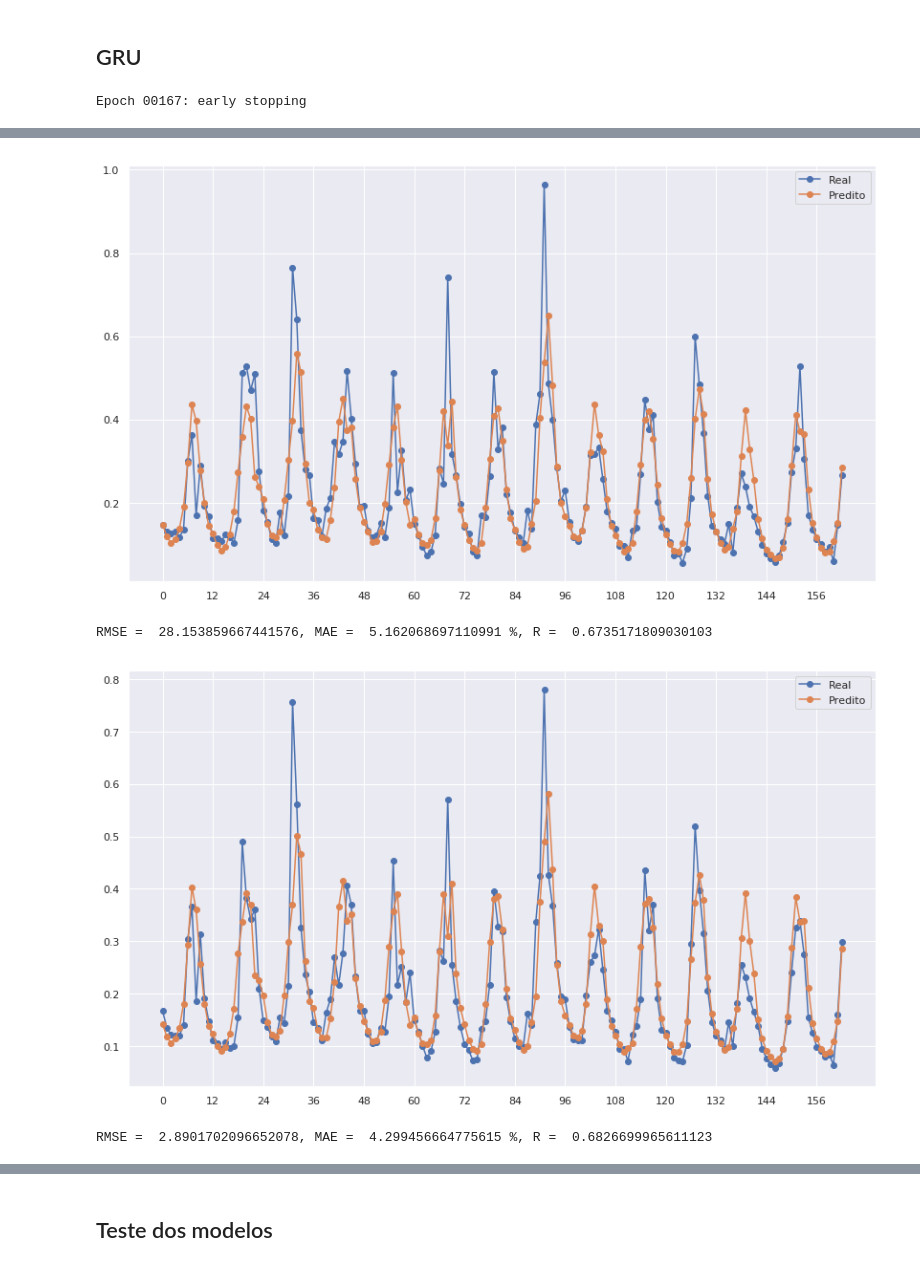
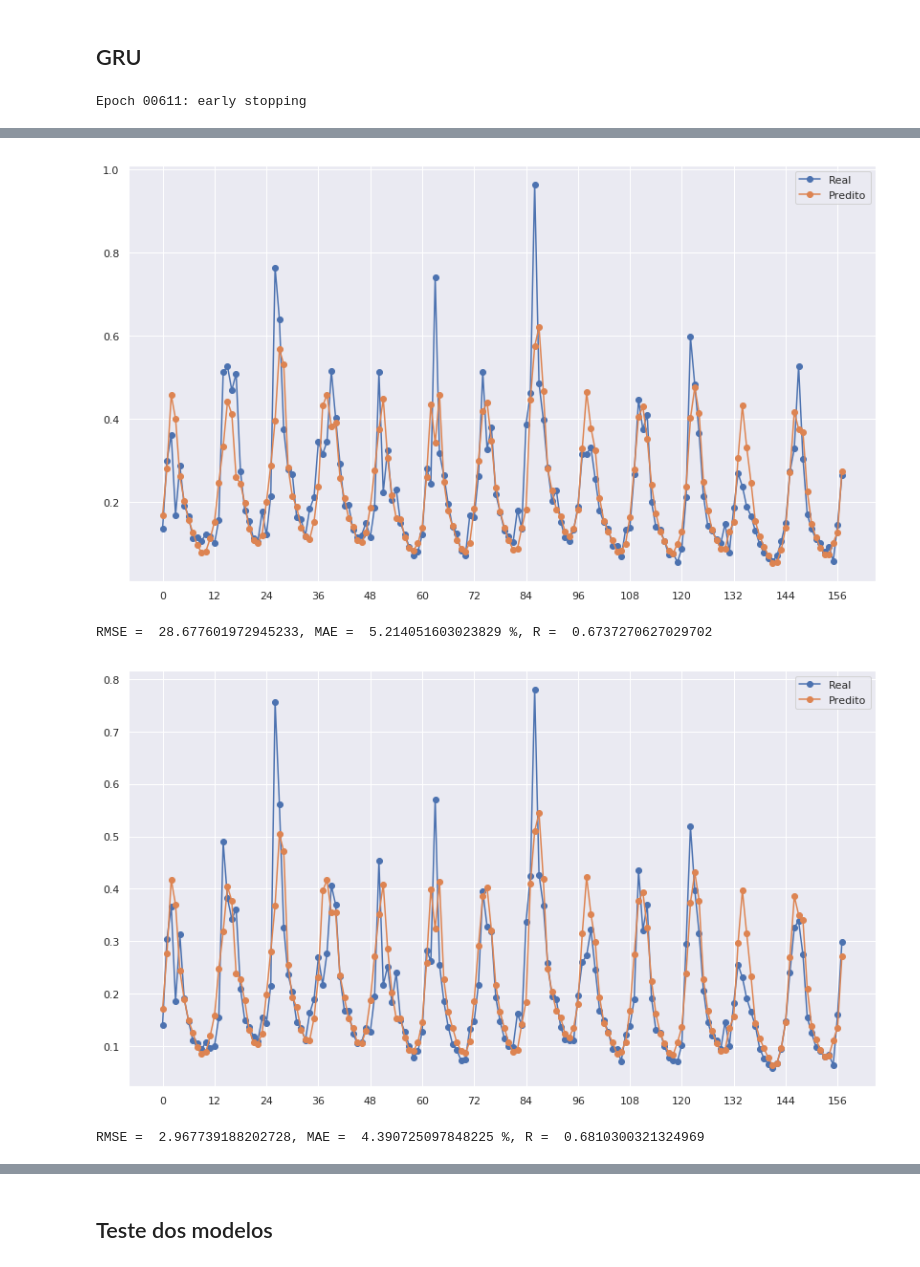
Before and after one commit to Gabrui/papers, a Jupyter notebook: IEEE_vazao_rios/vazao_rios.ipynb, the cells around one changed output, grey strips where cells are left out. Saved outputs shown, nothing was run; the diff lists cells and outputs as text; code cells hidden in the pictures.

```diff
--- a/IEEE_vazao_rios/vazao_rios.ipynb
+++ b/IEEE_vazao_rios/vazao_rios.ipynb
@@ -138,6 +148,16 @@ def separa_series_reco(serie1, serie2, janela, inicio_y, tam):
     y_separado[:, 1] = serie2[inicio_y:inicio_y+tam]
     return x_separado, y_separado
 
+def separa_series_reco2(serie1, serie2, janela, inicio_y, tam):
+    x_separado = np.zeros((tam, janela, 2))
+    y_separado = np.zeros((tam, janela, 2))
+    for i in range(tam):
+        x_separado[i, :, 0] = serie1[i+inicio_y-janela:i+inicio_y]
+        y_separado[i, :, 0] = serie1[i+inicio_y-janela+1:i+inicio_y+1]
+        x_separado[i, :, 1] = serie2[i+inicio_y-janela:i+inicio_y]
+        y_separado[i, :, 1] = serie2[i+inicio_y-janela+1:i+inicio_y+1]
+    return x_separado, y_separado
+
 def gera_meses_reco(janela, inicio_y, tam):
     meses = np.zeros((tam, janela, 12))
     for i in range(tam):
@@ -357,14 +377,15 @@ janela_reco = janela + adicional_reco
 valida_reco = int((len(furnas) - teste - janela_reco) * fracao_valida)
 treino_reco = len(furnas) - teste - valida_reco - janela_reco
 
-x_treina_reco, y_treina_reco = separa_series_reco(furnas, camargos, janela_reco, janela_reco, treino_reco)
+x_treina_reco, y_treina_reco = separa_series_reco2(furnas, camargos, janela_reco, janela_reco, treino_reco)
 m_treina_reco = gera_meses_reco(janela_reco, janela_reco, treino_reco)
-x_valida_reco, y_valida_reco = separa_series_reco(furnas, camargos, janela_reco, janela_reco+treino_reco, valida_reco)
+x_valida_reco, y_valida_reco = separa_series_reco2(furnas, camargos, janela_reco, janela_reco+treino_reco, valida_reco)
 m_valida_reco = gera_meses_reco(janela_reco, janela_reco+treino_reco, valida_reco)
-x_teste_reco, y_teste_reco = separa_series_reco(furnas, camargos, janela_reco, janela_reco+treino_reco+valida_reco, teste)
+x_teste_reco, y_teste_reco = separa_series_reco2(furnas, camargos, janela_reco, janela_reco+treino_reco+valida_reco, teste)
 m_teste_reco = gera_meses_reco(janela_reco, janela_reco+treino_reco+valida_reco, teste)
 
-assert(x_treina_reco[31, -1, -1] == y_treina_reco[30, -1])
+#assert(x_treina_reco[31, -1, -1] == y_treina_reco[30, -1])
+assert(x_treina_reco[31, -1, -1] == y_treina_reco[30, -1, -1])
 print('Treino, ', treino_reco)
 print('Validação, ', valida_reco)
 print('Teste, ', teste)
@@ -455,15 +474,15 @@ RMSE =  2.999203257873284, MAE =  4.340288262033597 %, R =  0.6776483019145272
 # %% [markdown]
 ## GRU
 # %%
-def modelo_gru(janela, quant_rios, ruido=0.04): #sqrt(rate / (1 - rate))
+def modelo_gru(janela, quant_rios, ruido=0.05): #sqrt(rate / (1 - rate))
     entrada = Input(shape=(janela, quant_rios))
     mes = Input(shape=(janela, 12), name='mes')
 
     entrada_ruidosa = GaussianDropout(ruido)(entrada)
     entrada_aumentada = Concatenate(axis=-1)([entrada_ruidosa, mes])
-    X = Dense(6, activation='relu', kernel_regularizer=regularizers.l1(0.0001))(entrada_aumentada)
+    X = Dense(12, activation='relu', kernel_regularizer=regularizers.l2(0.02))(entrada_aumentada)
     X = GaussianDropout(0.004)(X)
-    X = GRU(6)(X)
+    X = GRU(6, return_sequences=True)(X)
     X = GaussianDropout(0.002)(X)
     X = Dense(6, activation='relu')(X)
     estimativa = Dense(quant_rios)(X)
@@ -471,17 +490,17 @@ def modelo_gru(janela, quant_rios, ruido=0.04): #sqrt(rate / (1 - rate))
     modelo = Model(inputs=[entrada, mes], outputs=estimativa)
     return modelo
 
-if not os.path.isfile('modelos/melhor_gru2.h5') or True:
+if not os.path.isfile('modelos/melhor_gru.h5') or True:
     gru = modelo_gru(janela_reco, 2)
     gru.compile(optimizer='adam', loss='mse')
     parar_gru = EarlyStopping(monitor='val_loss', mode='min', verbose=1, patience=300, min_delta=0)
-    salvar_gru = ModelCheckpoint('modelos/melhor_gru2.h5', monitor='val_loss', mode='min', save_best_only=True)
+    salvar_gru = ModelCheckpoint('modelos/melhor_gru.h5', monitor='val_loss', mode='min', save_best_only=True)
 
     historico_gru = gru.fit([x_treina_reco, m_treina_reco], y_treina_reco, epochs=2000, validation_data=([x_valida_reco, m_valida_reco], y_valida_reco), verbose=0, callbacks=[parar_gru, salvar_gru])
-    salva_historico(historico_gru.history, 'historicos/gru2')
+    salva_historico(historico_gru.history, 'historicos/gru')
 
-mostra_treinamento(carrega_historico('historicos/gru2'))
-gru = load_model('modelos/melhor_gru2.h5')
-mostra_performance(gru, [x_valida_reco, m_valida_reco], y_valida_reco, fatores_normalizacao)
+mostra_treinamento(carrega_historico('historicos/gru'))
+gru = load_model('modelos/melhor_gru.h5')
+mostra_performance_reco(gru, [x_valida_reco, m_valida_reco], y_valida_reco, fatores_normalizacao)
 # %% [output]
-Epoch 00167: early stopping
+Epoch 00611: early stopping
@@ -489,7 +508,7 @@ Epoch 00167: early stopping
-[figure, old version]
+[figure, new version]
-RMSE =  28.153859667441576, MAE =  5.162068697110991 %, R =  0.6735171809030103
+RMSE =  28.677601972945233, MAE =  5.214051603023829 %, R =  0.6737270627029702
-[figure, old version]
+[figure, new version]
-RMSE =  2.8901702096652078, MAE =  4.299456664775615 %, R =  0.6826699965611123
+RMSE =  2.967739188202728, MAE =  4.390725097848225 %, R =  0.6810300321324969
 [interactive output not drawn]
 # %% [markdown]
 ## Teste dos modelos
```
Also changed, not shown: parts of 5 cells of this notebook, 8 other files.
